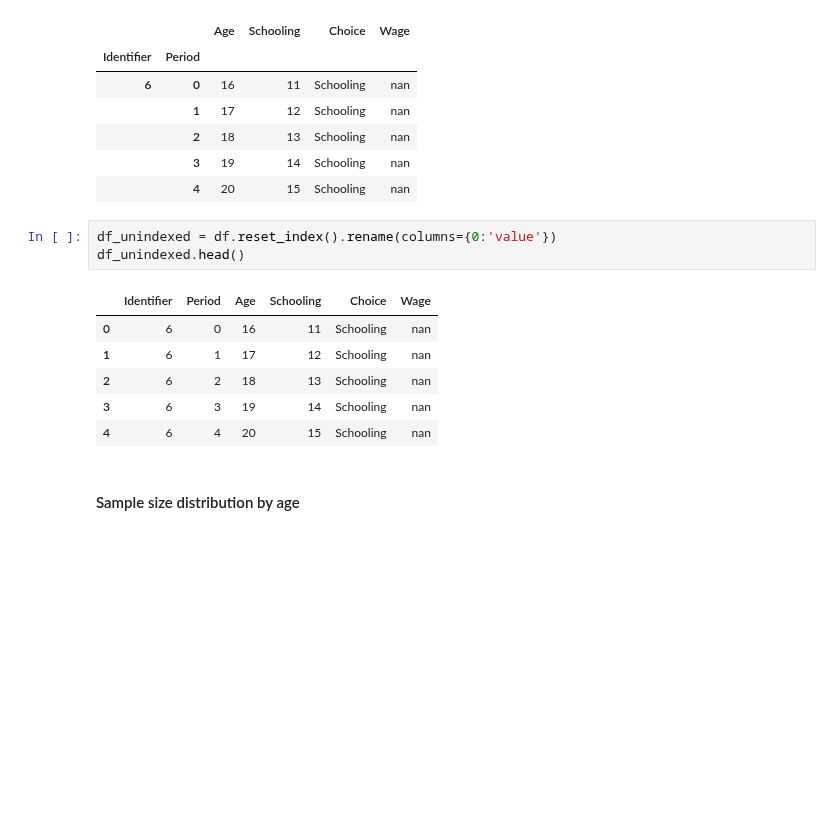
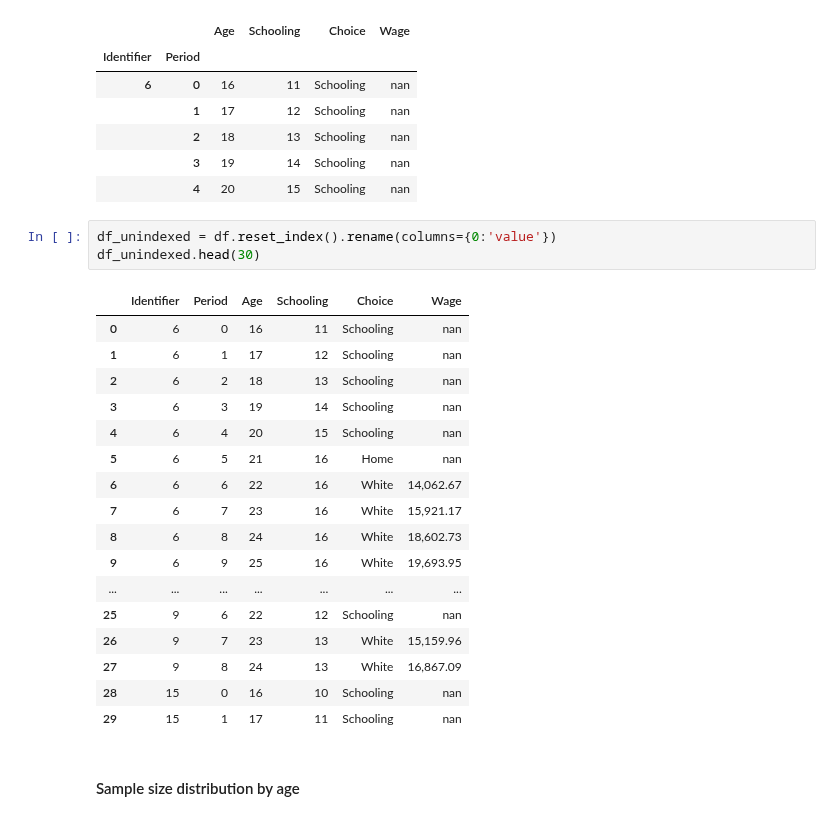
Before and after one commit to Yuleii/student-project-lindamaok899, a Jupyter notebook: student_project.ipynb, the cells around one changed output. Saved outputs shown, nothing was run; the diff lists cells and outputs as text; blank space fills up the shorter version.

```diff
--- a/student_project.ipynb
+++ b/student_project.ipynb
@@ -98,14 +100,25 @@ df.head()
 |  | 4 | 20 | 15 | Schooling | nan |
 # %%
 df_unindexed = df.reset_index().rename(columns={0:'value'})
-df_unindexed.head()
+df_unindexed.head(30)
 # %% [output]
 |  | Identifier | Period | Age | Schooling | Choice | Wage |
 | 0 | 6 | 0 | 16 | 11 | Schooling | nan |
 | 1 | 6 | 1 | 17 | 12 | Schooling | nan |
 | 2 | 6 | 2 | 18 | 13 | Schooling | nan |
 | 3 | 6 | 3 | 19 | 14 | Schooling | nan |
 | 4 | 6 | 4 | 20 | 15 | Schooling | nan |
+| 5 | 6 | 5 | 21 | 16 | Home | nan |
+| 6 | 6 | 6 | 22 | 16 | White | 14,062.67 |
+| 7 | 6 | 7 | 23 | 16 | White | 15,921.17 |
+| 8 | 6 | 8 | 24 | 16 | White | 18,602.73 |
+| 9 | 6 | 9 | 25 | 16 | White | 19,693.95 |
+| ... | ... | ... | ... | ... | ... | ... |
+| 25 | 9 | 6 | 22 | 12 | Schooling | nan |
+| 26 | 9 | 7 | 23 | 13 | White | 15,159.96 |
+| 27 | 9 | 8 | 24 | 13 | White | 16,867.09 |
+| 28 | 15 | 0 | 16 | 10 | Schooling | nan |
+| 29 | 15 | 1 | 17 | 11 | Schooling | nan |
 # %% [markdown]
 #### Sample size distribution by age
 # %% [markdown]
```
Also changed, not shown: parts of 20 cells of this notebook, 1 other file.
